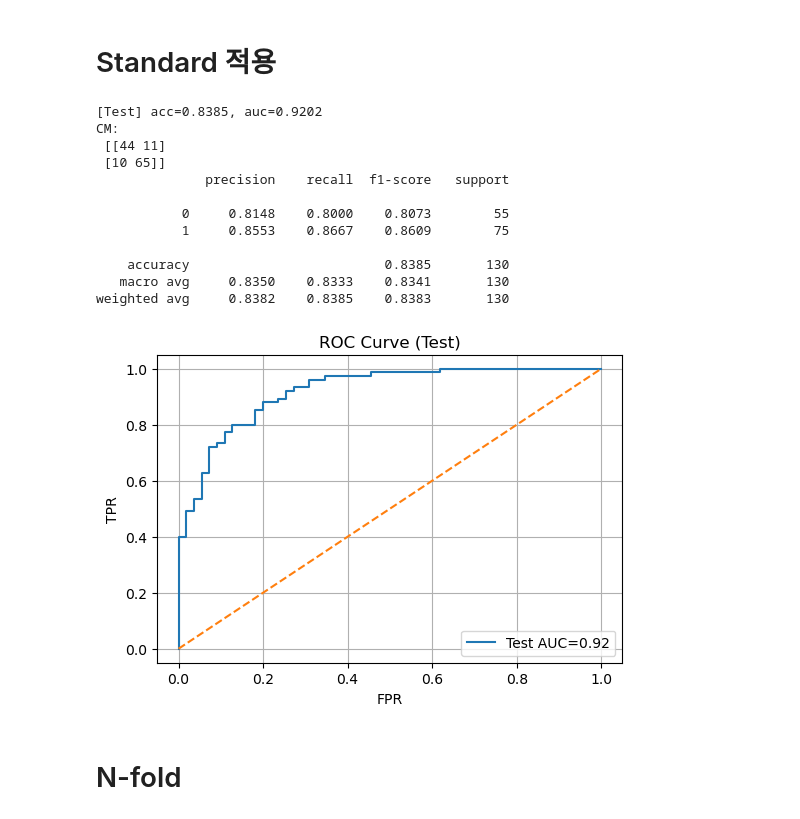
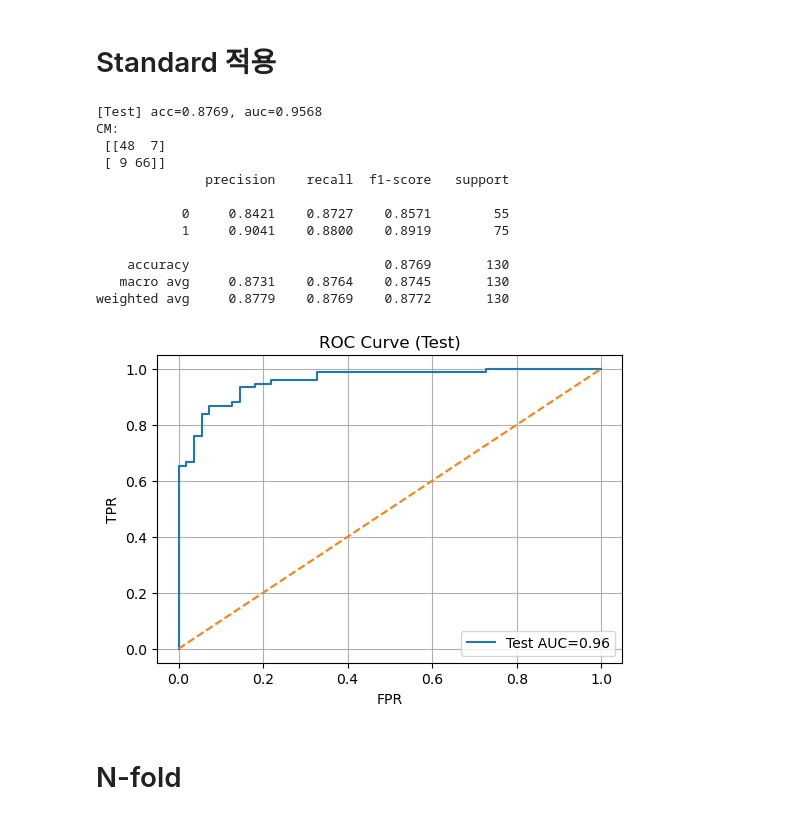
Before and after one commit to drmoon-1st/Jabez, a Jupyter notebook: golf/fusion/classfier.ipynb, the cells around one changed output. Saved outputs shown, nothing was run; the diff lists cells and outputs as text; code cells hidden in the pictures.

```diff
--- a/golf/fusion/classfier.ipynb
+++ b/golf/fusion/classfier.ipynb
@@ -16,7 +16,7 @@ from pathlib import Path
 from sklearn.preprocessing import StandardScaler
 
 # ▪ 설정
-DATA_ROOT       = Path("embbeding_data")
+DATA_ROOT       = Path("embedding_data")
 AGG_METHOD      = "max"  # "mean" / "max" / "flatten"
 DEVICE          = "cuda" if torch.cuda.is_available() else "cpu"
 BATCH_SIZE      = 64
@@ -113,42 +113,42 @@ def train_mlp(X, y):
 def evaluate(model, X, y, title):
     model.eval()
     with torch.no_grad():
         probs = torch.softmax(model(torch.from_numpy(X).to(DEVICE)), 1)[:,1].cpu().numpy()
     preds = (probs > 0.5).astype(int)
     acc = accuracy_score(y, preds)
     fpr, tpr, _ = roc_curve(y, probs)
     auc_val = auc(fpr, tpr)
     print(f"{title} acc={acc:.4f}, auc={auc_val:.4f}")
     print("CM:\n", confusion_matrix(y, preds))
     print(classification_report(y, preds, digits=4))
     return fpr, tpr, auc_val
 
 # ▪ 메인 흐름: train+valid로 학습, test로 평가
 model = train_mlp(X_trva, y_trva)
 fpr_te, tpr_te, auc_te = evaluate(model, X_te_scaled, y_te, "[Test]")
 
 # ▪ 시각화 저장
 plt.figure(figsize=(6,4))
 plt.plot(fpr_te, tpr_te, label=f"Test AUC={auc_te:.2f}")
 plt.plot([0,1],[0,1],'--')
 plt.title("ROC Curve (Test)")
 plt.xlabel("FPR"); plt.ylabel("TPR"); plt.legend(); plt.grid()
 plt.savefig(SAVE_DIR/"roc_test_only.png")
 plt.show()
 # %% [output]
-[Test] acc=0.8385, auc=0.9202
+[Test] acc=0.8769, auc=0.9568
 CM:
- [[44 11]
- [10 65]]
+ [[48  7]
+ [ 9 66]]
               precision    recall  f1-score   support
 
-           0     0.8148    0.8000    0.8073        55
-           1     0.8553    0.8667    0.8609        75
+           0     0.8421    0.8727    0.8571        55
+           1     0.9041    0.8800    0.8919        75
 
-    accuracy                         0.8385       130
-   macro avg     0.8350    0.8333    0.8341       130
-weighted avg     0.8382    0.8385    0.8383       130
+    accuracy                         0.8769       130
+   macro avg     0.8731    0.8764    0.8745       130
+weighted avg     0.8779    0.8769    0.8772       130
-[figure, old version]
+[figure, new version]
 # %% [markdown]
 # N-fold
 # %%
```
Also changed, not shown: parts of 1 cell of this notebook, 52 other files.
